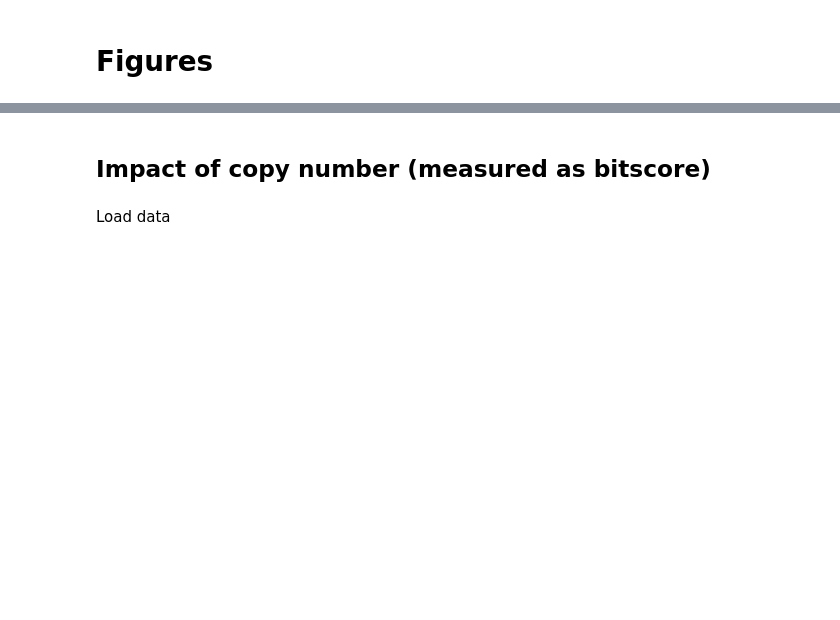
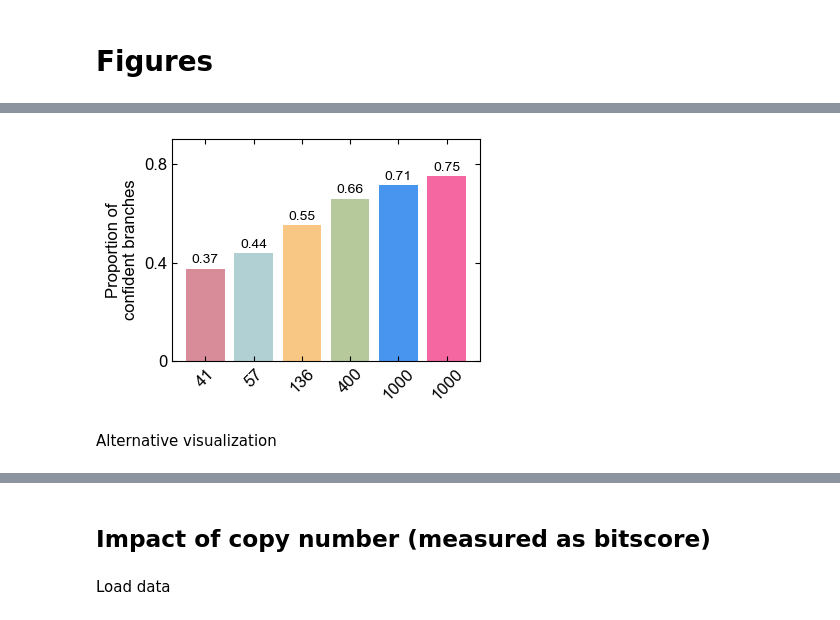
Before and after one commit to HSecaira/AugmentingPhyloSignalMicrobes, a Jupyter notebook: quality_inferred_trees/tree_quality_lpp_emp.ipynb, the cells around one changed output, grey strips where cells are left out. Cells and saved outputs as stored; diff of their text form; code cells hidden in the pictures; blank space fills up the shorter version.

```diff
--- a/quality_inferred_trees/tree_quality_lpp_emp.ipynb
+++ b/quality_inferred_trees/tree_quality_lpp_emp.ipynb
@@ -406,0 +408,35 @@ plt.show()
+# %%
+# Barplot
+k = 1000
+p = 0
+x = np.arange(6)
+colors = ['#d88c9a', '#b0d0d3', '#f9c784', '#b5c99a', '#4895ef', '#f467a1']
+
+datum_martinez_min = df_martinez_min['pp1'].values # Martinez-Gutierrez
+datum_moody_min = df_moody_min['pp1'].values # Moody
+datum_phylophlan_min = df_phylophlan_min['pp1'].values # Phylophlan
+datum_amphora_min = df_amphora_min['pp1'].values # Amphora
+datum_kegg_min = metadata_kegg_min[f'k_{k}_p_{p}_{matrix}_ap_{version}']['pp1'].values # KEGG
+datum_eggnog_min = metadata_eggnog_min[f'k_{k}_p_{p}_{matrix}_ap_{version}']['pp1'].values #EggNOG
+data_barplot = [np.sum(datum_martinez_min >= 0.95) / len(datum_martinez_min), np.sum(datum_moody_min >= 0.95) / len(datum_moody_min),
+            np.sum(datum_amphora_min >= 0.95) / len(datum_amphora_min), np.sum(datum_phylophlan_min >= 0.95) / len(datum_phylophlan_min),
+            np.sum(datum_eggnog_min >= 0.95) / len(datum_eggnog_min), np.sum(datum_kegg_min >= 0.95) / len(datum_kegg_min)]
+
+plt.figure(figsize = (4.1, 3))
+plt.bar(x, data_barplot, color = colors)
+# Add text annotation on top of bars
+for i, v in enumerate(data_barplot):
+    plt.text(i, v + 0.01, f"{v:.2f}", ha='center', va='bottom', fontsize=10)
+plt.tick_params(top = True, right = True, direction = 'in', which = 'both')
+plt.xticks(x, labels = ['41', '57', '136', '400', '1000', '1000'], rotation = 45, ha='center')
+# Cutomize y axis ticks labels
+plt.yticks([0, 0.4, 0.8], [0, 0.4, 0.8])
+plt.ylim(0, 0.9)
+# plt.xlabel('k')
+plt.ylabel('Proportion of\nconfident branches')
+# plt.savefig(f'./figures/figure_4A_inset.svg')
+plt.show()
+# %% [output]
+[figure, added]
+# %% [markdown]
+Alternative visualization
```
Also changed, not shown: parts of 11 cells of this notebook, 16 other files.
